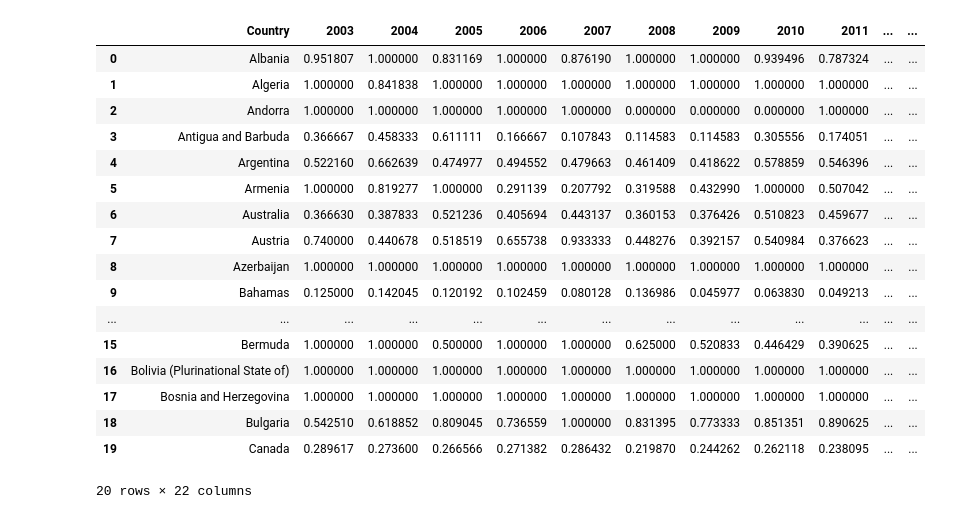
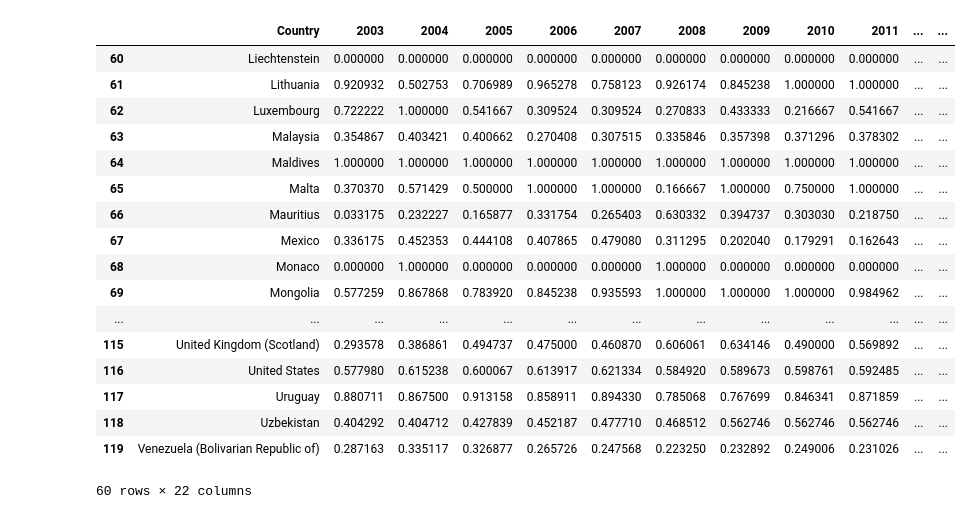
Before and after one commit to IftikharIfti/Global-Safety-and-Stability-Analytics, a Jupyter notebook: Data Preprocessing/Global Homicide Justice Index.ipynb, the cells around one changed output. Saved outputs shown, nothing was run; the diff lists cells and outputs as text; code cells hidden in the pictures.

```diff
--- a/Data Preprocessing/Global Homicide Justice Index.ipynb
+++ b/Data Preprocessing/Global Homicide Justice Index.ipynb
@@ -47,23 +47,23 @@ for _, conviction_row in homicide_conviction_df.iterrows():
 # Create the justice rate dataframe
 homicide_justice_rate_df = pd.DataFrame(justice_rate_rows)
 # %%
-homicide_justice_rate_df.head(20)
+homicide_justice_rate_df.tail(60)
 # %% [output]
 |  | Country | 2003 | 2004 | 2005 | 2006 | 2007 | 2008 | 2009 | 2010 | 2011 | ... | ... |
-| 0 | Albania | 0.951807 | 1.000000 | 0.831169 | 1.000000 | 0.876190 | 1.000000 | 1.000000 | 0.939496 | 0.787324 | ... | ... |
-| 1 | Algeria | 1.000000 | 0.841838 | 1.000000 | 1.000000 | 1.000000 | 1.000000 | 1.000000 | 1.000000 | 1.000000 | ... | ... |
-| 2 | Andorra | 1.000000 | 1.000000 | 1.000000 | 1.000000 | 1.000000 | 0.000000 | 0.000000 | 0.000000 | 1.000000 | ... | ... |
-| 3 | Antigua and Barbuda | 0.366667 | 0.458333 | 0.611111 | 0.166667 | 0.107843 | 0.114583 | 0.114583 | 0.305556 | 0.174051 | ... | ... |
-| 4 | Argentina | 0.522160 | 0.662639 | 0.474977 | 0.494552 | 0.479663 | 0.461409 | 0.418622 | 0.578859 | 0.546396 | ... | ... |
-| 5 | Armenia | 1.000000 | 0.819277 | 1.000000 | 0.291139 | 0.207792 | 0.319588 | 0.432990 | 1.000000 | 0.507042 | ... | ... |
-| 6 | Australia | 0.366630 | 0.387833 | 0.521236 | 0.405694 | 0.443137 | 0.360153 | 0.376426 | 0.510823 | 0.459677 | ... | ... |
-| 7 | Austria | 0.740000 | 0.440678 | 0.518519 | 0.655738 | 0.933333 | 0.448276 | 0.392157 | 0.540984 | 0.376623 | ... | ... |
-| 8 | Azerbaijan | 1.000000 | 1.000000 | 1.000000 | 1.000000 | 1.000000 | 1.000000 | 1.000000 | 1.000000 | 1.000000 | ... | ... |
-| 9 | Bahamas | 0.125000 | 0.142045 | 0.120192 | 0.102459 | 0.080128 | 0.136986 | 0.045977 | 0.063830 | 0.049213 | ... | ... |
+| 60 | Liechtenstein | 0.000000 | 0.000000 | 0.000000 | 0.000000 | 0.000000 | 0.000000 | 0.000000 | 0.000000 | 0.000000 | ... | ... |
+| 61 | Lithuania | 0.920932 | 0.502753 | 0.706989 | 0.965278 | 0.758123 | 0.926174 | 0.845238 | 1.000000 | 1.000000 | ... | ... |
+| 62 | Luxembourg | 0.722222 | 1.000000 | 0.541667 | 0.309524 | 0.309524 | 0.270833 | 0.433333 | 0.216667 | 0.541667 | ... | ... |
+| 63 | Malaysia | 0.354867 | 0.403421 | 0.400662 | 0.270408 | 0.307515 | 0.335846 | 0.357398 | 0.371296 | 0.378302 | ... | ... |
+| 64 | Maldives | 1.000000 | 1.000000 | 1.000000 | 1.000000 | 1.000000 | 1.000000 | 1.000000 | 1.000000 | 1.000000 | ... | ... |
+| 65 | Malta | 0.370370 | 0.571429 | 0.500000 | 1.000000 | 1.000000 | 0.166667 | 1.000000 | 0.750000 | 1.000000 | ... | ... |
+| 66 | Mauritius | 0.033175 | 0.232227 | 0.165877 | 0.331754 | 0.265403 | 0.630332 | 0.394737 | 0.303030 | 0.218750 | ... | ... |
+| 67 | Mexico | 0.336175 | 0.452353 | 0.444108 | 0.407865 | 0.479080 | 0.311295 | 0.202040 | 0.179291 | 0.162643 | ... | ... |
+| 68 | Monaco | 0.000000 | 1.000000 | 0.000000 | 0.000000 | 0.000000 | 1.000000 | 0.000000 | 0.000000 | 0.000000 | ... | ... |
+| 69 | Mongolia | 0.577259 | 0.867868 | 0.783920 | 0.845238 | 0.935593 | 1.000000 | 1.000000 | 1.000000 | 0.984962 | ... | ... |
 | ... | ... | ... | ... | ... | ... | ... | ... | ... | ... | ... | ... | ... |
-| 15 | Bermuda | 1.000000 | 1.000000 | 0.500000 | 1.000000 | 1.000000 | 0.625000 | 0.520833 | 0.446429 | 0.390625 | ... | ... |
-| 16 | Bolivia (Plurinational State of) | 1.000000 | 1.000000 | 1.000000 | 1.000000 | 1.000000 | 1.000000 | 1.000000 | 1.000000 | 1.000000 | ... | ... |
-| 17 | Bosnia and Herzegovina | 1.000000 | 1.000000 | 1.000000 | 1.000000 | 1.000000 | 1.000000 | 1.000000 | 1.000000 | 1.000000 | ... | ... |
-| 18 | Bulgaria | 0.542510 | 0.618852 | 0.809045 | 0.736559 | 1.000000 | 0.831395 | 0.773333 | 0.851351 | 0.890625 | ... | ... |
-| 19 | Canada | 0.289617 | 0.273600 | 0.266566 | 0.271382 | 0.286432 | 0.219870 | 0.244262 | 0.262118 | 0.238095 | ... | ... |
+| 115 | United Kingdom (Scotland) | 0.293578 | 0.386861 | 0.494737 | 0.475000 | 0.460870 | 0.606061 | 0.634146 | 0.490000 | 0.569892 | ... | ... |
+| 116 | United States | 0.577980 | 0.615238 | 0.600067 | 0.613917 | 0.621334 | 0.584920 | 0.589673 | 0.598761 | 0.592485 | ... | ... |
+| 117 | Uruguay | 0.880711 | 0.867500 | 0.913158 | 0.858911 | 0.894330 | 0.785068 | 0.767699 | 0.846341 | 0.871859 | ... | ... |
+| 118 | Uzbekistan | 0.404292 | 0.404712 | 0.427839 | 0.452187 | 0.477710 | 0.468512 | 0.562746 | 0.562746 | 0.562746 | ... | ... |
+| 119 | Venezuela (Bolivarian Republic of) | 0.287163 | 0.335117 | 0.326877 | 0.265726 | 0.247568 | 0.223250 | 0.232892 | 0.249006 | 0.231026 | ... | ... |
-20 rows × 22 columns
+60 rows × 22 columns
```
Also changed, not shown: parts of 2 cells of this notebook, 9 other files.
